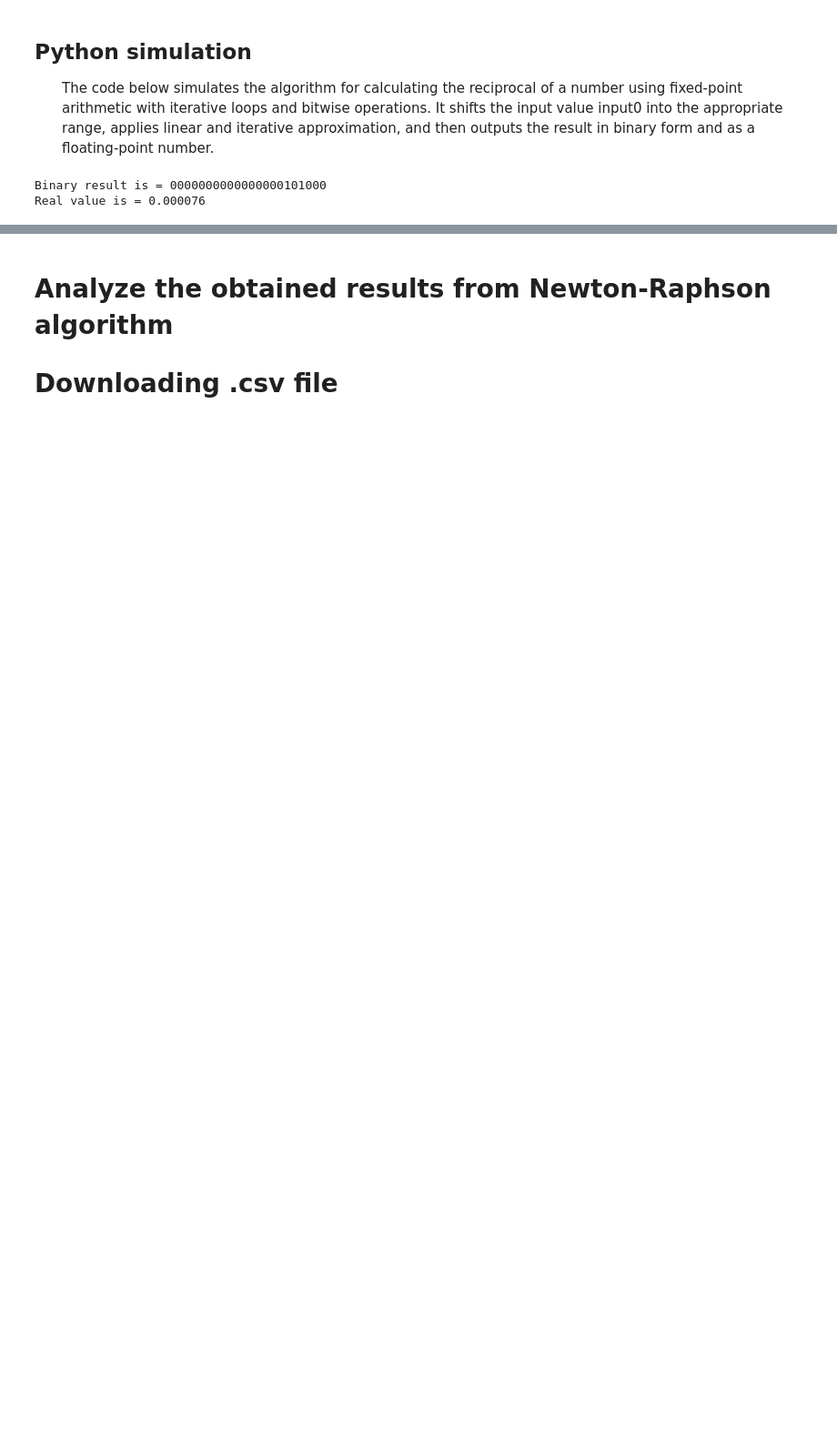
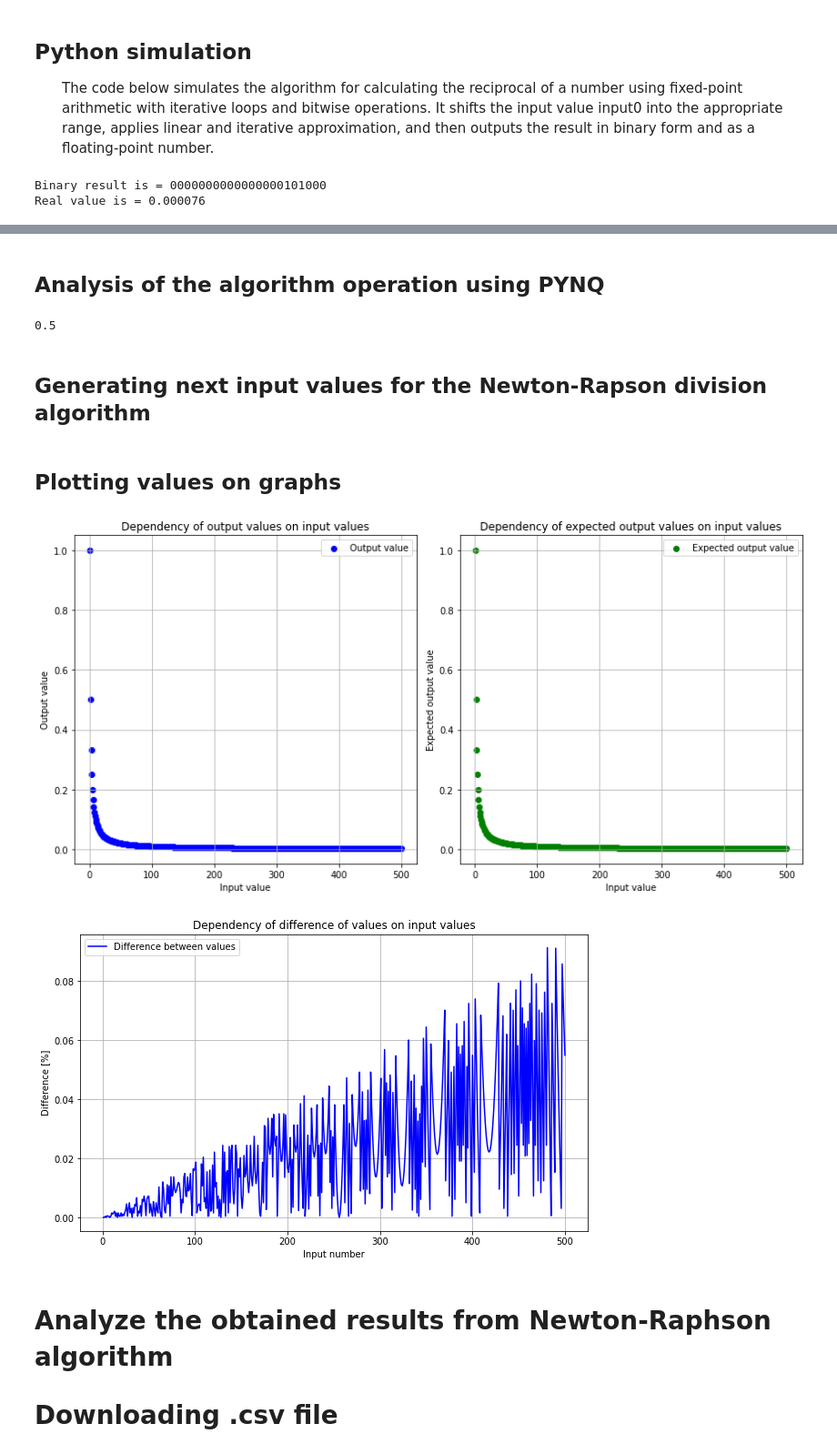
Before and after one commit to arkadiuszrapacz/Newton_Rapson_kv260, a Jupyter notebook: NRapson_Pynq.ipynb, the cells around one changed output, grey strips where cells are left out. Shown: that part at 91% size. Saved outputs shown, nothing was run; the diff lists cells and outputs as text; code cells hidden in the pictures; blank space fills up the shorter version.

```diff
--- a/NRapson_Pynq.ipynb
+++ b/NRapson_Pynq.ipynb
@@ -582,0 +576,23 @@ Real value is = 0.000076
+# %% [markdown]
+## Analysis of the algorithm operation using PYNQ
+# %%
+import numpy as np
+
+input_num = 2
+output_num = 0
+
+# Run IP module
+n_rap.write(input_of, input_num)
+n_rap.write(start_of, 1)
+
+while (n_rap.read(ready_of) == 0):
+    pass
+
+output_num = n_rap.read(output_of)
+
+# Read the output value
+print(output_num / 524288)  # 524288 is used to bit shift the value
+# %% [output]
+0.5
+# %% [markdown]
+## Generating next input values for the Newton-Rapson division algorithm
@@ -583,3 +626,38 @@ Real value is = 0.000076
+# %% [markdown]
+## Plotting values on graphs
+# %%
+plt.figure(figsize=(12, 6))
+
+plt.subplot(1, 2, 1)
+plt.scatter(input_value, output_value, color='blue', label='Output value')
+plt.title('Dependency of output values on input values')
+plt.xlabel('Input value')
+plt.ylabel('Output value')
+plt.legend()
+plt.grid(True)
+
+plt.subplot(1, 2, 2)
+plt.scatter(input_value, expected_output_value, color='green', label='Expected output value')
+plt.title('Dependency of expected output values on input values')
+plt.xlabel('Input value')
+plt.ylabel('Expected output value')
+plt.legend()
+plt.grid(True)
+
+plt.tight_layout()
+plt.show()
+
+plt.figure(figsize=(10, 6))
+plt.plot(input_value, difference, label='Difference between values', color='blue')
+plt.xlabel('Input number')
+plt.ylabel('Difference [%]')
+plt.title('Dependency of difference of values on input values')
+plt.legend()
+plt.grid(True)
+plt.show()
+# %% [output]
+[figure, added]
+[figure, added]
 # %% [markdown]
 # Analyze the obtained results from Newton-Raphson algorithm
 
```
Also changed, not shown: parts of 16 cells of this notebook, 2 other files.
